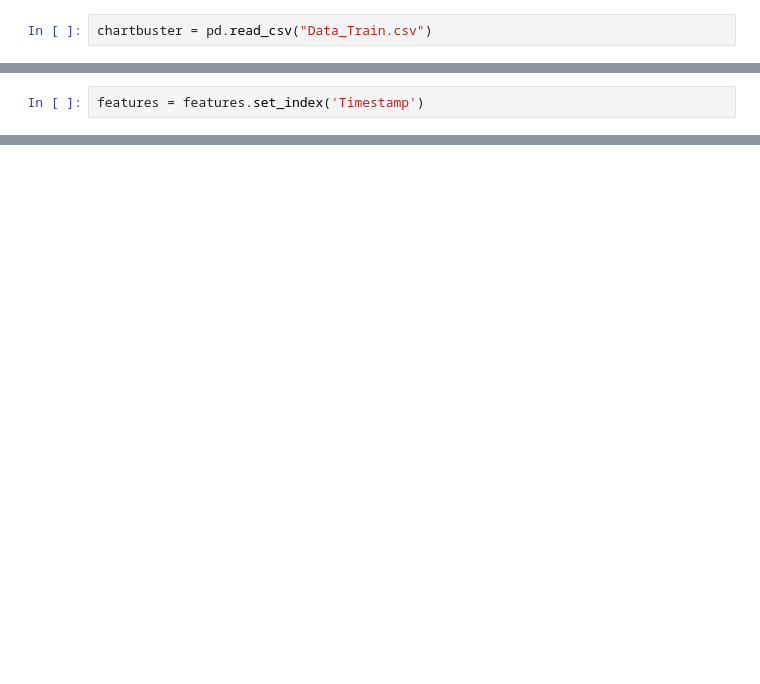
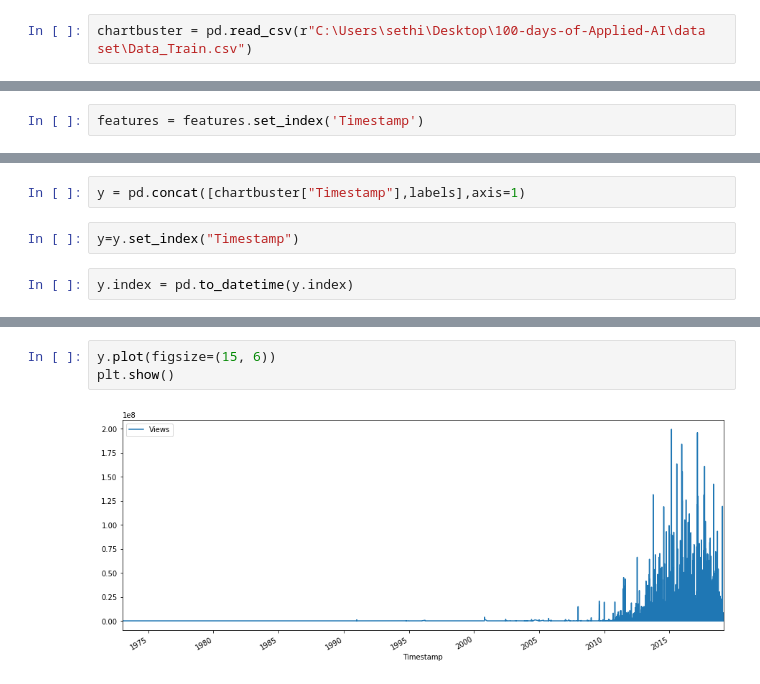
Before and after one commit to LifeofAGeek/100-days-of-Applied-AI, a Jupyter notebook: Chartbusters prediction.ipynb, the cells around one changed output, grey strips where cells are left out. Cells and saved outputs as stored; diff of their text form; blank space fills up the shorter version.

```diff
--- a/Chartbusters prediction.ipynb
+++ b/Chartbusters prediction.ipynb
@@ -1,4 +1,4 @@
 # %%
 import pandas as pd
 # %%
-chartbuster = pd.read_csv("Data_Train.csv")
+chartbuster = pd.read_csv(r"C:\Users\sethi\Desktop\100-days-of-Applied-AI\data set\Data_Train.csv")
@@ -57,0 +192,6 @@ features
+# %%
+y = pd.concat([chartbuster["Timestamp"],labels],axis=1)
+# %%
+y=y.set_index("Timestamp")
+# %%
+y.index = pd.to_datetime(y.index)
@@ -57,0 +215,5 @@ features
+# %%
+y.plot(figsize=(15, 6))
+plt.show()
+# %% [output]
+[figure, added]
```
Also changed, not shown: parts of 16 cells of this notebook.
